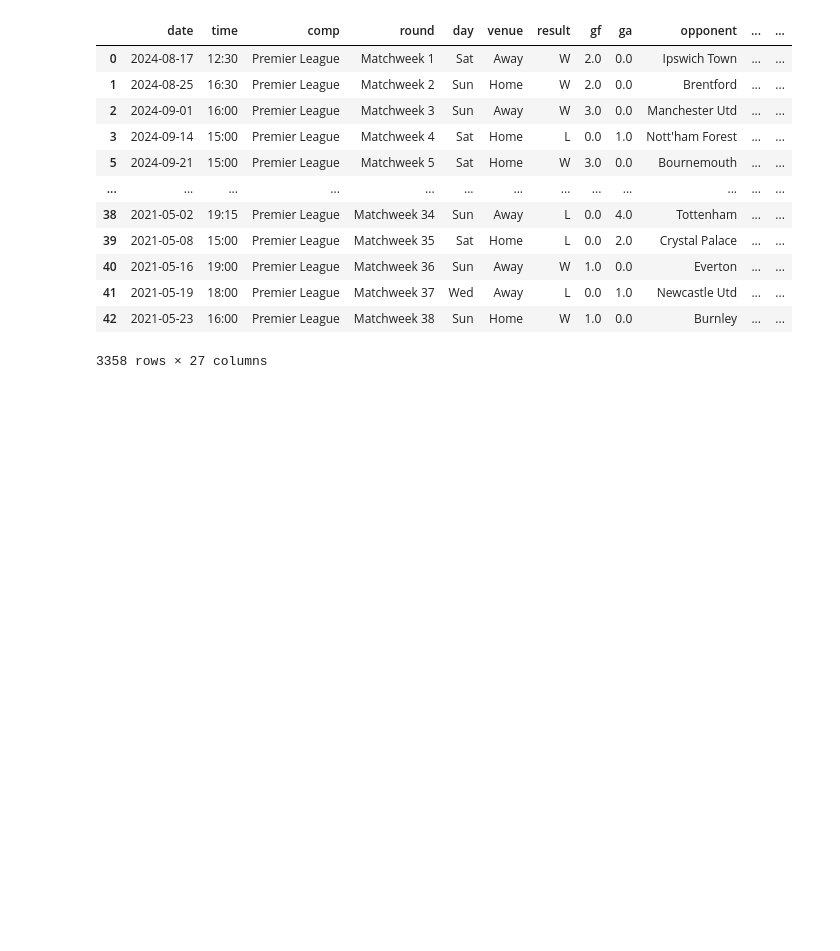
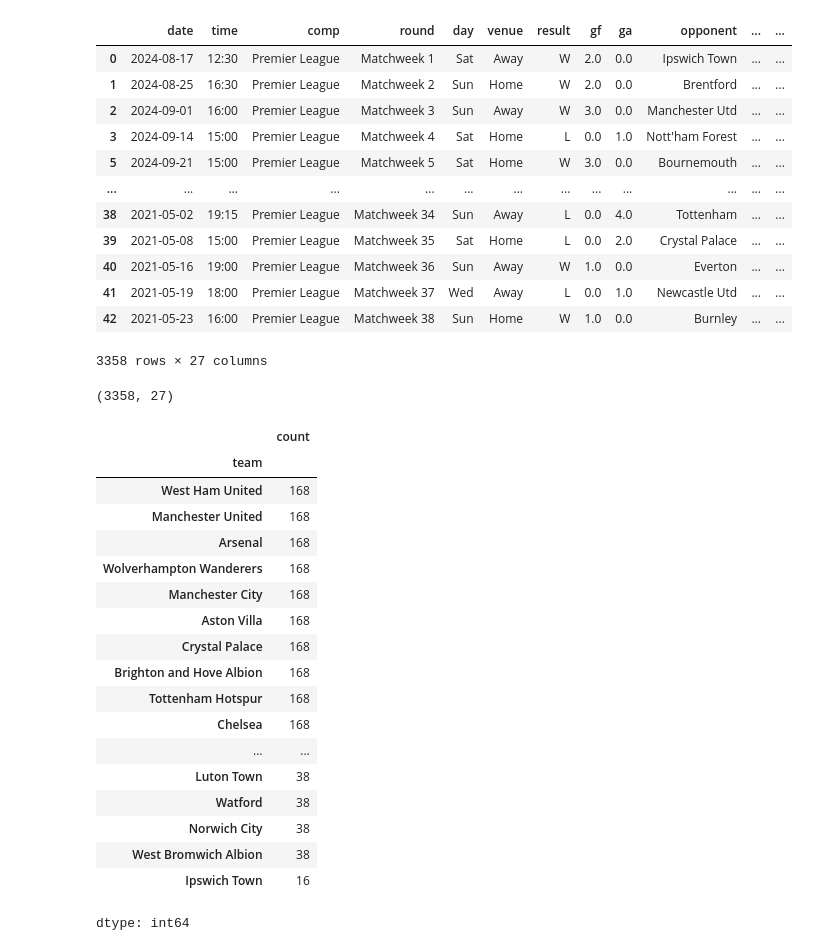
Before and after one commit to muhammadadeel22/Premier-League-Football-Prediction, a Jupyter notebook: EPL_Prediction.ipynb, the cells around one changed output. Cells and saved outputs as stored; diff of their text form; code cells hidden in the pictures; blank space fills up the shorter version.

```diff
--- a/EPL_Prediction.ipynb
+++ b/EPL_Prediction.ipynb
@@ -23,3 +23,30 @@ matches
 | 41 | 2021-05-19 | 18:00 | Premier League | Matchweek 37 | Wed | Away | L | 0.0 | 1.0 | Newcastle Utd | ... | ... |
 | 42 | 2021-05-23 | 16:00 | Premier League | Matchweek 38 | Sun | Home | W | 1.0 | 0.0 | Burnley | ... | ... |
 3358 rows × 27 columns
+# %%
+matches.shape
+# %% [output]
+(3358, 27)
+# %%
+#Matches values count by teams
+matches["team"].value_counts()
+# %% [output]
+|  | count |
+| team |  |
+| West Ham United | 168 |
+| Manchester United | 168 |
+| Arsenal | 168 |
+| Wolverhampton Wanderers | 168 |
+| Manchester City | 168 |
+| Aston Villa | 168 |
+| Crystal Palace | 168 |
+| Brighton and Hove Albion | 168 |
+| Tottenham Hotspur | 168 |
+| Chelsea | 168 |
+| ... | ... |
+| Luton Town | 38 |
+| Watford | 38 |
+| Norwich City | 38 |
+| West Bromwich Albion | 38 |
+| Ipswich Town | 16 |
+dtype: int64
```
Also changed, not shown: parts of 8 cells of this notebook.
